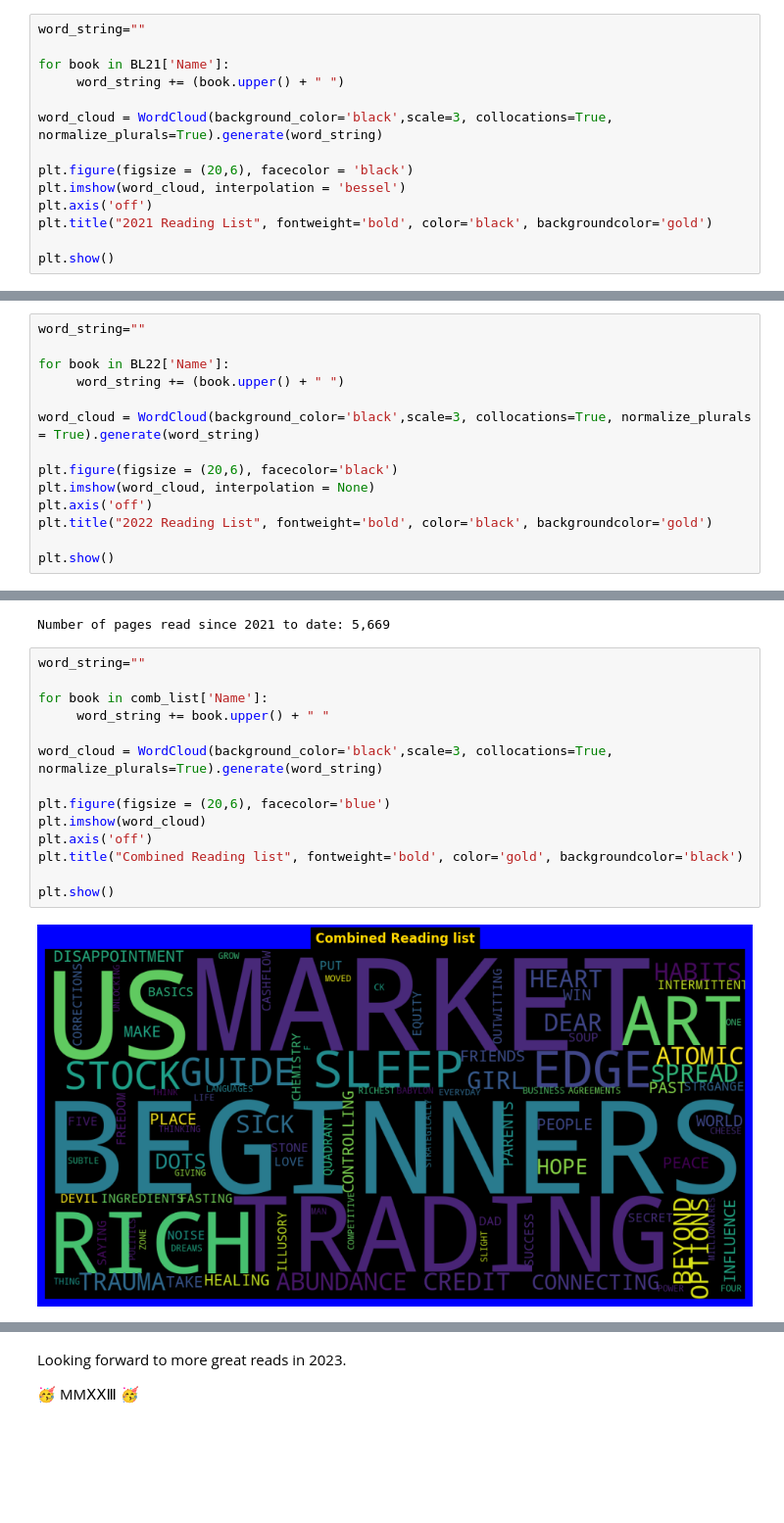
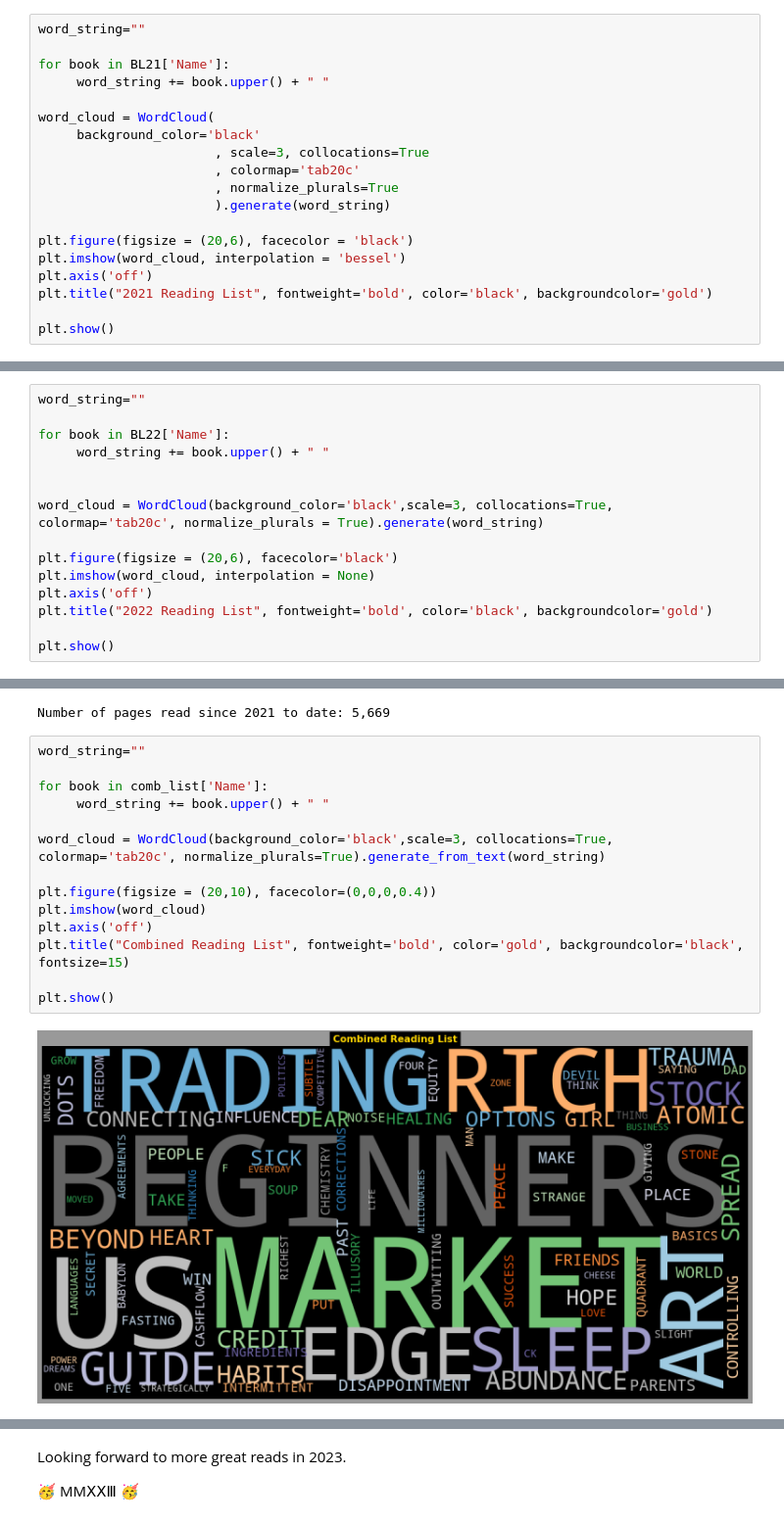
Before and after one commit to Sonya-7/PersonalReadingTrends, a Jupyter notebook: reading-list.ipynb, the cells around one changed output, grey strips where cells are left out. Shown at 98% size. Saved outputs shown, nothing was run; the diff lists cells and outputs as text; blank space fills up the shorter version.

```diff
--- a/reading-list.ipynb
+++ b/reading-list.ipynb
@@ -56,9 +57,14 @@ Number of pages read in 2021: 3,650
 word_string=""
 
 for book in BL21['Name']:
-     word_string += (book.upper() + " ")
+     word_string += book.upper() + " "
 
-word_cloud = WordCloud(background_color='black',scale=3, collocations=True, normalize_plurals=True).generate(word_string)
+word_cloud = WordCloud(
+     background_color='black'
+                       , scale=3, collocations=True
+                       , colormap='tab20c'
+                       , normalize_plurals=True
+                       ).generate(word_string)
 
 plt.figure(figsize = (20,6), facecolor = 'black')
 plt.imshow(word_cloud, interpolation = 'bessel')
@@ -102,9 +108,10 @@ Number of pages read in 2022: 2,019
 word_string=""
 
 for book in BL22['Name']:
-     word_string += (book.upper() + " ")
+     word_string += book.upper() + " "
 
-word_cloud = WordCloud(background_color='black',scale=3, collocations=True, normalize_plurals = True).generate(word_string)
+
+word_cloud = WordCloud(background_color='black',scale=3, collocations=True, colormap='tab20c', normalize_plurals = True).generate(word_string)
 
 plt.figure(figsize = (20,6), facecolor='black')
 plt.imshow(word_cloud, interpolation = None)
@@ -144,16 +151,16 @@ Number of pages read since 2021 to date: 5,669
 # %%
 word_string=""
 
 for book in comb_list['Name']:
      word_string += book.upper() + " "
 
-word_cloud = WordCloud(background_color='black',scale=3, collocations=True, normalize_plurals=True).generate(word_string)
+word_cloud = WordCloud(background_color='black',scale=3, collocations=True, colormap='tab20c', normalize_plurals=True).generate_from_text(word_string)
 
-plt.figure(figsize = (20,6), facecolor='blue')
+plt.figure(figsize = (20,10), facecolor=(0,0,0,0.4))
 plt.imshow(word_cloud)
 plt.axis('off')
-plt.title("Combined Reading list", fontweight='bold', color='gold', backgroundcolor='black')
+plt.title("Combined Reading List", fontweight='bold', color='gold', backgroundcolor='black', fontsize=15)
 
 plt.show()
 # %% [output]
-[figure, old version]
+[figure, new version]
```
Also changed, not shown: parts of 6 cells of this notebook.
